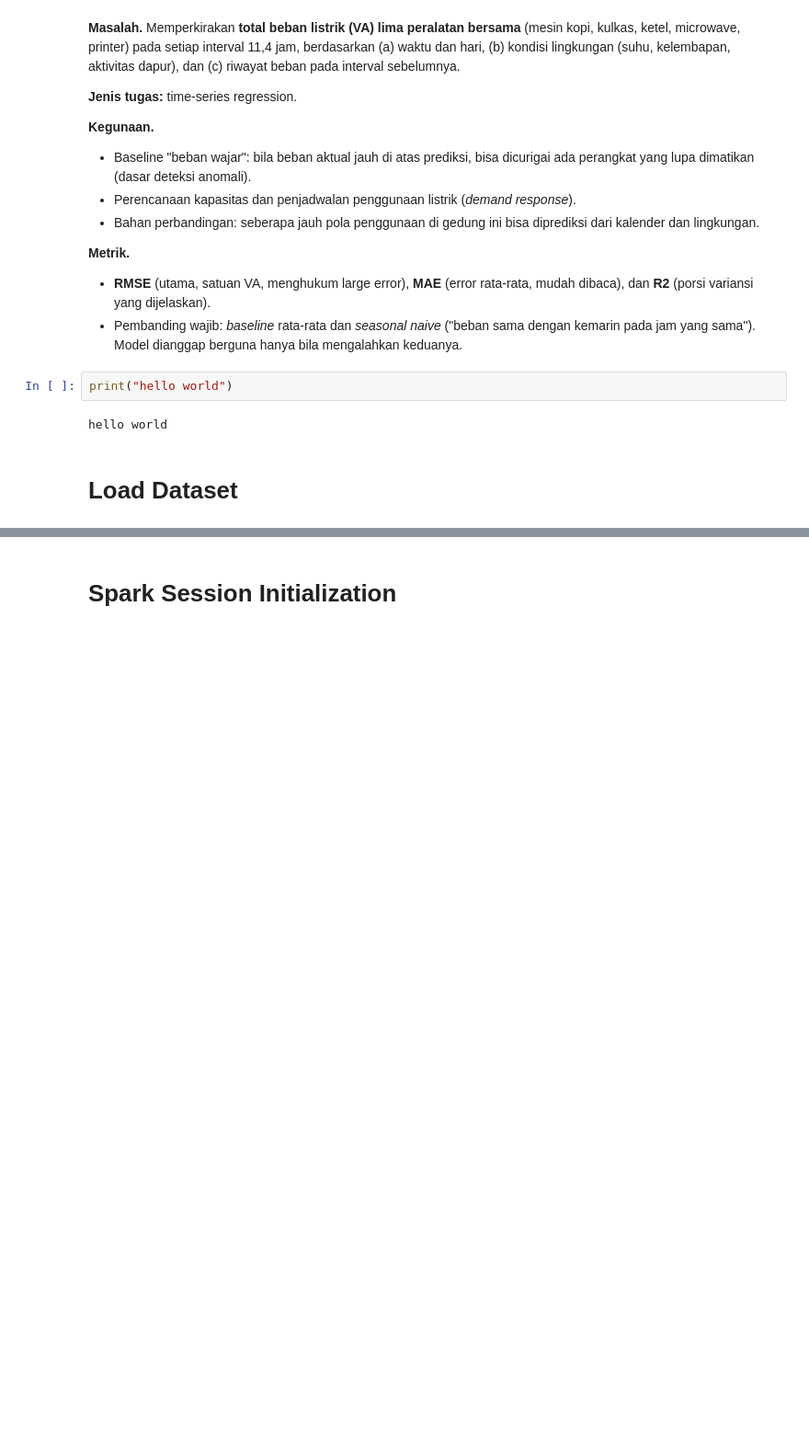
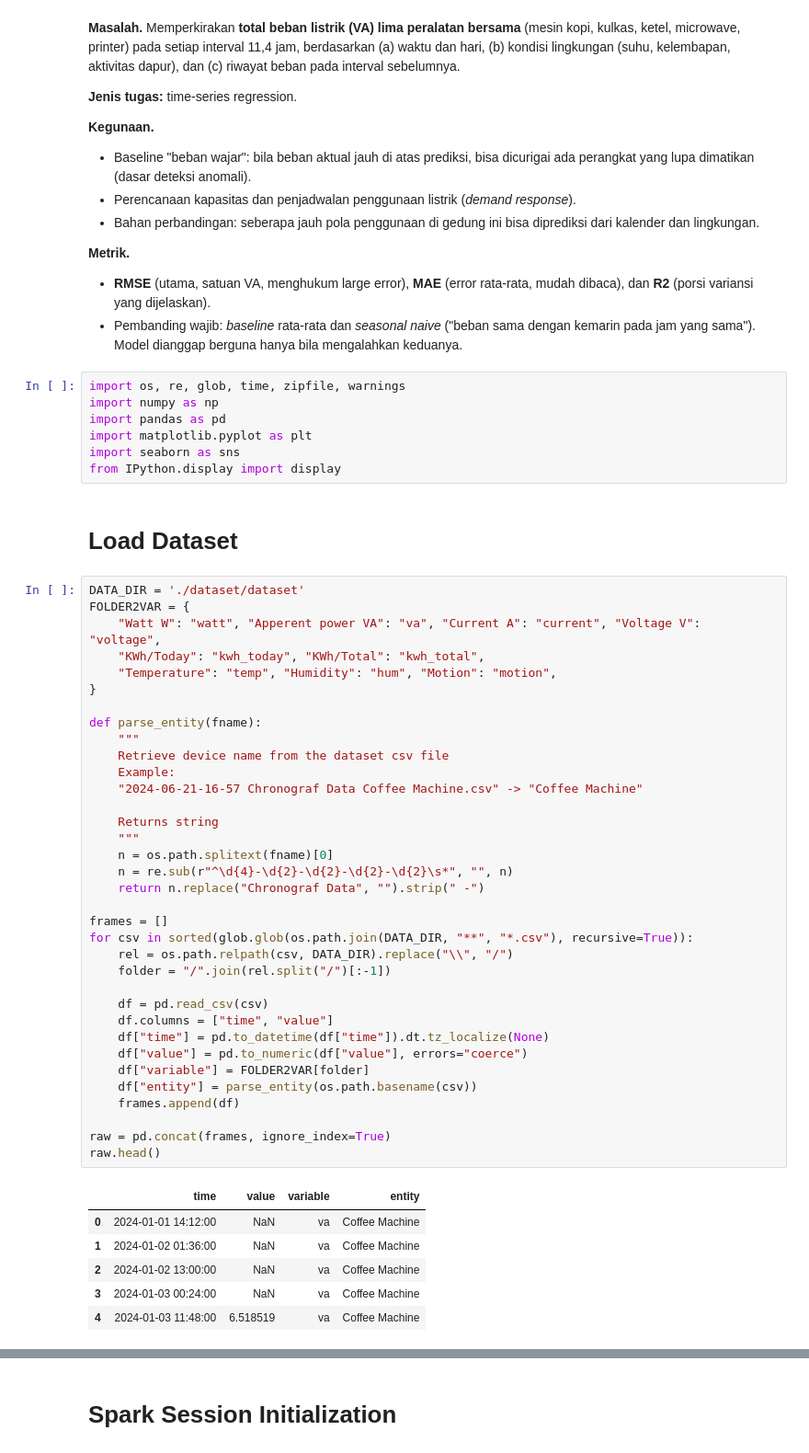
Before and after one commit to axelkrnwn/tes, a Jupyter notebook: code.ipynb, the cells around one changed output, grey strips where cells are left out. Shown at 92% size. Saved outputs shown, nothing was run; the diff lists cells and outputs as text; blank space fills up the shorter version.

```diff
--- a/code.ipynb
+++ b/code.ipynb
@@ -15,8 +39,53 @@ berdasarkan (a) waktu dan hari, (b) kondisi lingkungan (suhu, kelembapan, aktivi
 - **RMSE** (utama, satuan VA, menghukum large error), **MAE** (error rata-rata, mudah dibaca), dan **R2** (porsi variansi yang dijelaskan).
 - Pembanding wajib: *baseline* rata-rata dan *seasonal naive* ("beban sama dengan kemarin pada jam yang sama"). Model dianggap berguna hanya bila mengalahkan keduanya.
 # %%
-print("hello world")
+import os, re, glob, time, zipfile, warnings
+import numpy as np
+import pandas as pd
+import matplotlib.pyplot as plt
+import seaborn as sns
+from IPython.display import display
-# %% [output]
-hello world
 # %% [markdown]
 # **Load Dataset**
+# %%
+DATA_DIR = './dataset/dataset'
+FOLDER2VAR = {
+    "Watt W": "watt", "Apperent power VA": "va", "Current A": "current", "Voltage V": "voltage",
+    "KWh/Today": "kwh_today", "KWh/Total": "kwh_total",
+    "Temperature": "temp", "Humidity": "hum", "Motion": "motion",
+}
+
+def parse_entity(fname):
+    """
+    Retrieve device name from the dataset csv file
+    Example:
+    "2024-06-21-16-57 Chronograf Data Coffee Machine.csv" -> "Coffee Machine"
+
+    Returns string
+    """
+    n = os.path.splitext(fname)[0]
+    n = re.sub(r"^\d{4}-\d{2}-\d{2}-\d{2}-\d{2}\s*", "", n)
+    return n.replace("Chronograf Data", "").strip(" -")
+
+frames = []
+for csv in sorted(glob.glob(os.path.join(DATA_DIR, "**", "*.csv"), recursive=True)):
+    rel = os.path.relpath(csv, DATA_DIR).replace("\\", "/")
+    folder = "/".join(rel.split("/")[:-1])
+
+    df = pd.read_csv(csv)
+    df.columns = ["time", "value"]
+    df["time"] = pd.to_datetime(df["time"]).dt.tz_localize(None)
+    df["value"] = pd.to_numeric(df["value"], errors="coerce")
+    df["variable"] = FOLDER2VAR[folder]
+    df["entity"] = parse_entity(os.path.basename(csv))
+    frames.append(df)
+
+raw = pd.concat(frames, ignore_index=True)
+raw.head()
+# %% [output]
+|  | time | value | variable | entity |
+| 0 | 2024-01-01 14:12:00 | NaN | va | Coffee Machine |
+| 1 | 2024-01-02 01:36:00 | NaN | va | Coffee Machine |
+| 2 | 2024-01-02 13:00:00 | NaN | va | Coffee Machine |
+| 3 | 2024-01-03 00:24:00 | NaN | va | Coffee Machine |
+| 4 | 2024-01-03 11:48:00 | 6.518519 | va | Coffee Machine |
```
Also changed, not shown: parts of 9 cells of this notebook.
